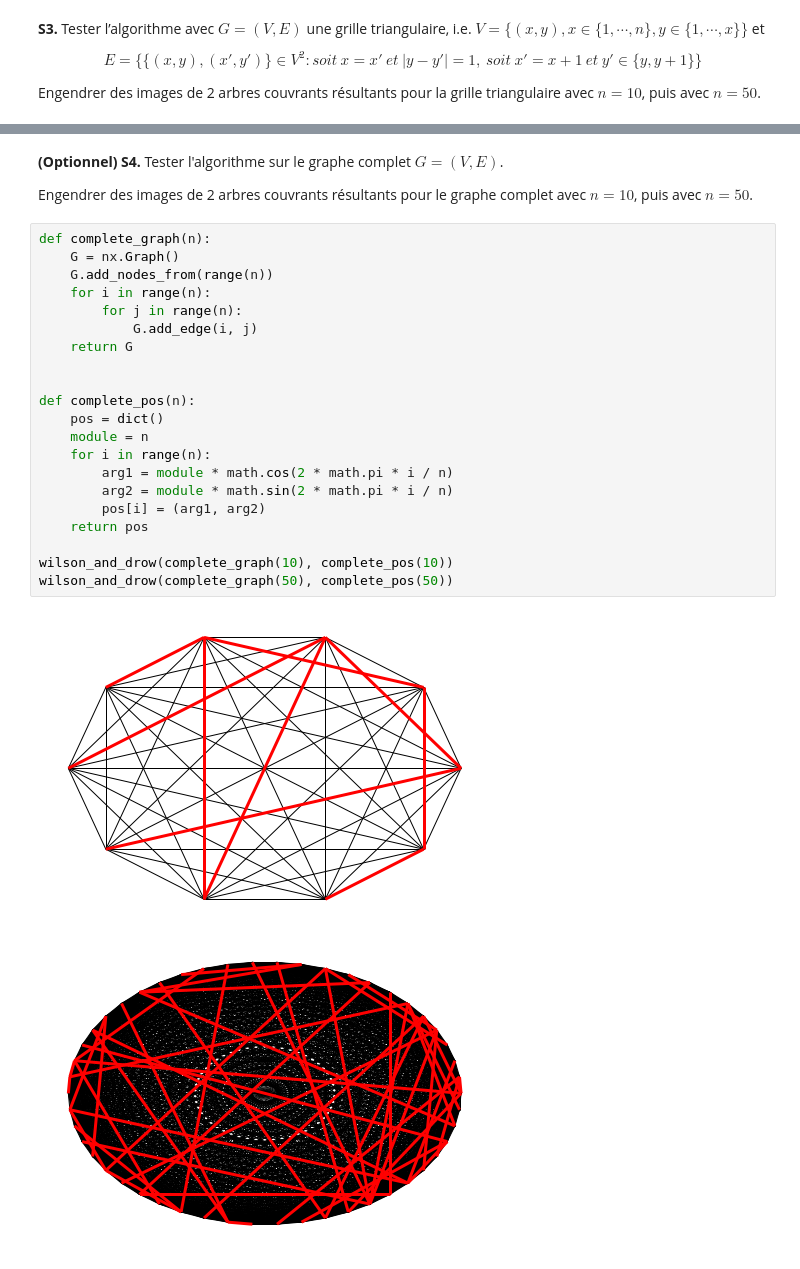
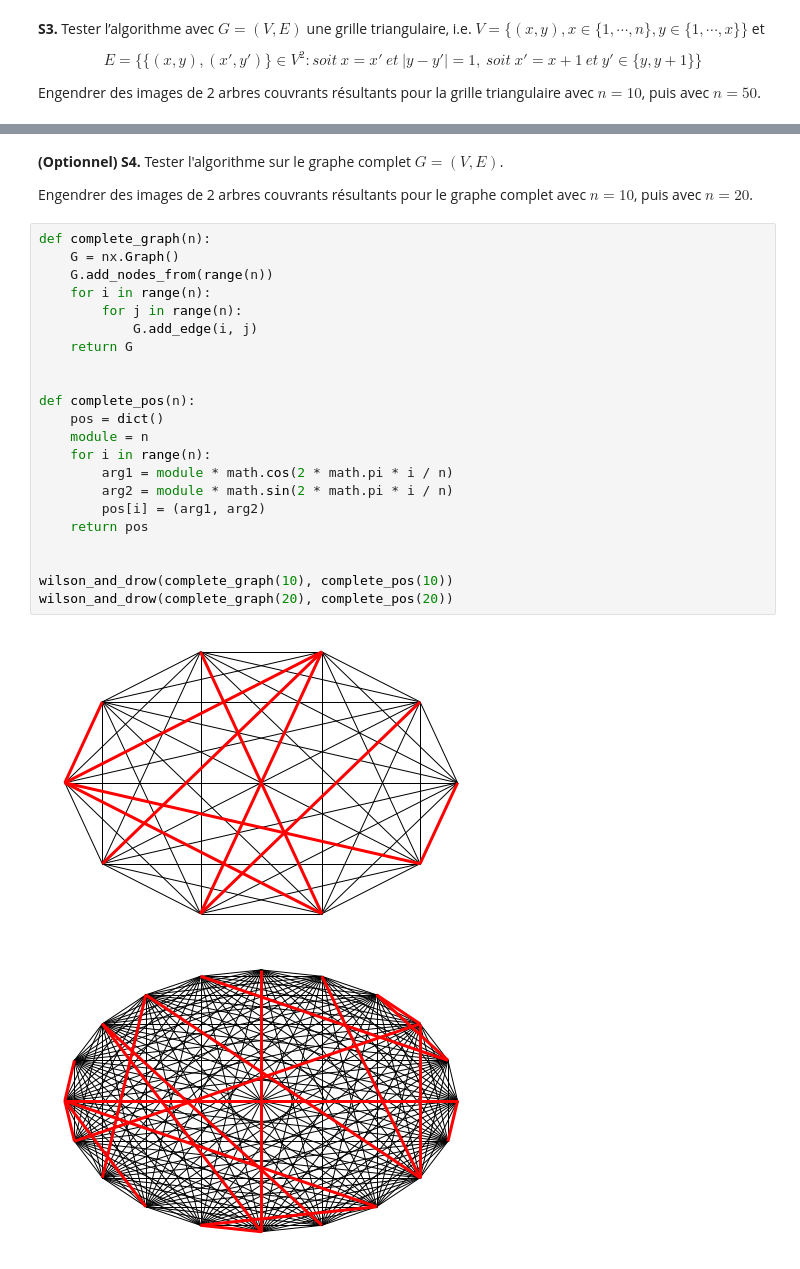
Before and after one commit to gostreap/wilson_algorithm, a Jupyter notebook: wilson.ipynb, the cells around one changed output, grey strips where cells are left out. Drawn from its saved outputs; the diff is of its cells as text.

```diff
--- a/wilson.ipynb
+++ b/wilson.ipynb
@@ -299,28 +303,29 @@ wilson_and_drow(triangle_graph(50), triangle_pos(50))
 # %% [markdown]
 **(Optionnel) S4.** Tester l'algorithme sur le graphe complet $G = (V, E)$.
 
-Engendrer des images de 2 arbres couvrants résultants pour le graphe complet avec $n = 10$, puis avec $n = 50$.
+Engendrer des images de 2 arbres couvrants résultants pour le graphe complet avec $n = 10$, puis avec $n = 20$.
 # %%
 def complete_graph(n):
     G = nx.Graph()
     G.add_nodes_from(range(n))
     for i in range(n):
         for j in range(n):
             G.add_edge(i, j)
     return G
 
 
 def complete_pos(n):
     pos = dict()
     module = n
     for i in range(n):
         arg1 = module * math.cos(2 * math.pi * i / n)
         arg2 = module * math.sin(2 * math.pi * i / n)
         pos[i] = (arg1, arg2)
     return pos
 
+
 wilson_and_drow(complete_graph(10), complete_pos(10))
-wilson_and_drow(complete_graph(50), complete_pos(50))
+wilson_and_drow(complete_graph(20), complete_pos(20))
 # %% [output]
-[figure, old version]
+[figure, new version]
-[figure, old version]
+[figure, new version]
```
Also changed, not shown: parts of 5 cells of this notebook.
